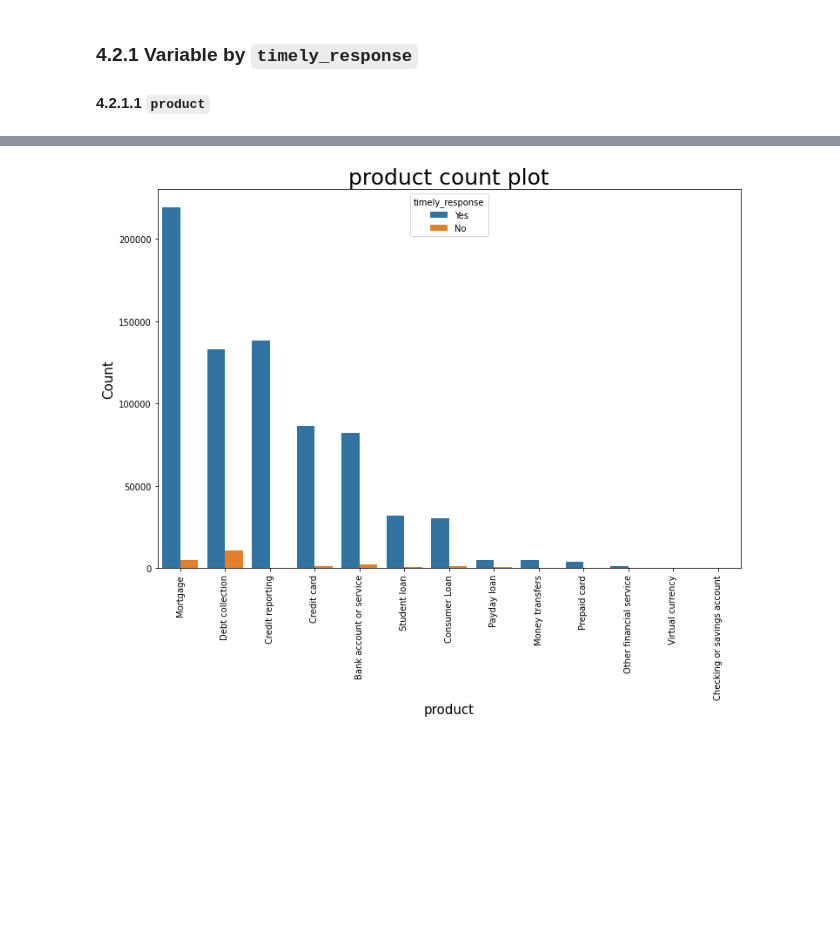
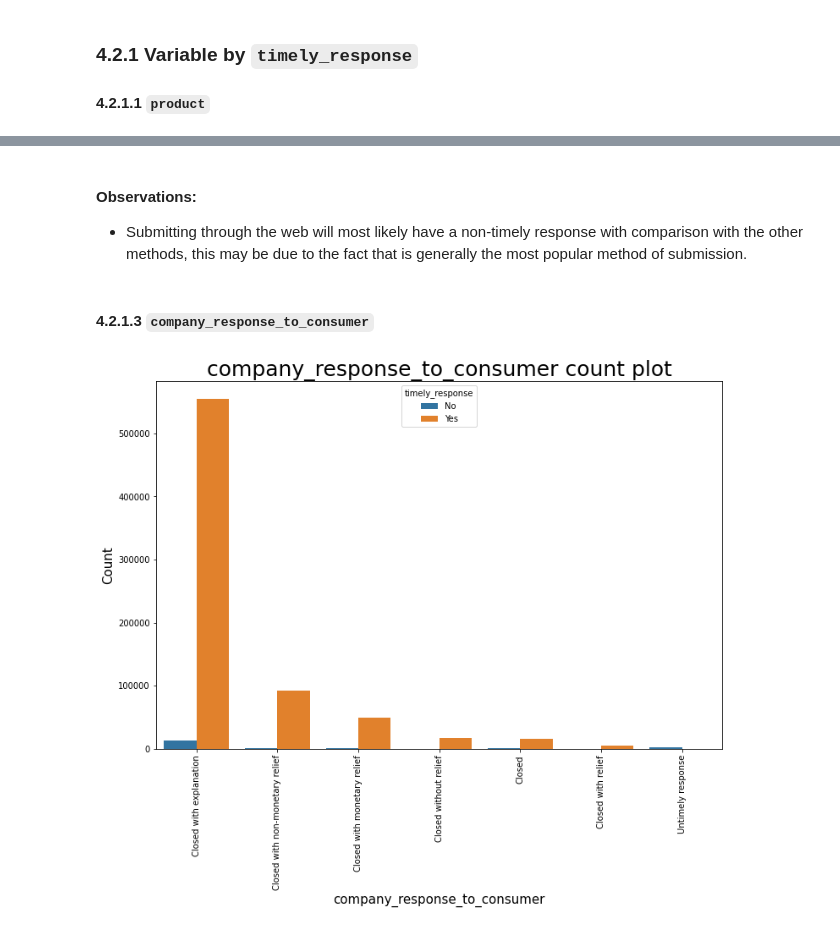
Before and after one commit to abnormalDistribute/Capstone-Project---Consumer-Complaints, a Jupyter notebook: index.ipynb, the cells around one changed output, grey strips where cells are left out. Cells and saved outputs as stored; diff of their text form; code cells hidden in the pictures; blank space fills up the shorter version.

Commit message:
Updated Notebook (Exploratory Data Analysis)

```diff
--- a/index.ipynb
+++ b/index.ipynb
@@ -1005,6 +1005,24 @@ class draw_plots(object):
         plt.xticks(rotation=90)
         plt.xlabel(f"{col}", fontsize=15)
         plt.show()
+
+    def get_barplot(df, col_1, col_2):
+        plt.figure(figsize=(12,8))
+        sns.barplot(data = df,x = col_1, y = col_2)
+        plt.title(f"{col_1} vs {col_2}")
+        plt.xticks(rotation=90)
+        plt.show()
+
+    def get_word_cloud(df, col):
+        words = []
+        for message in df[col]:
+            words.extend([word for word in message if word not in STOPWORDS])
+        plt.figure(figsize=(20,12))
+        wordcloud = WordCloud(max_words = 400, width = 3000, height = 1500).generate(" ".join(words))
+        plt.imshow(wordcloud, interpolation='bilinear')
+        plt.axis("off")
+        plt.tight_layout(pad=0)
+        plt.show()
 # %% [markdown]
 ### 4.1.1 `product`
 # %%
@@ -1150,4 +1202,9 @@ draw_plots.get_many_counts(df_final, 'state')
+# %% [markdown]
+#### Observations:
+* Submitting through the web will most likely have a non-timely response with comparison with the other methods, this may be due to the fact that is generally the most popular method of submission.
+# %% [markdown]
+#### 4.2.1.3 `company_response_to_consumer`
 # %%
-draw_plots.get_count_plot(df_final, 'product', None, 'timely_response')
+draw_plots.get_count_plot(df_final, 'company_response_to_consumer', None, 'timely_response')
 # %% [output]
-[figure, old version]
+[figure, new version]
```
Also changed, not shown: parts of 63 cells of this notebook.
